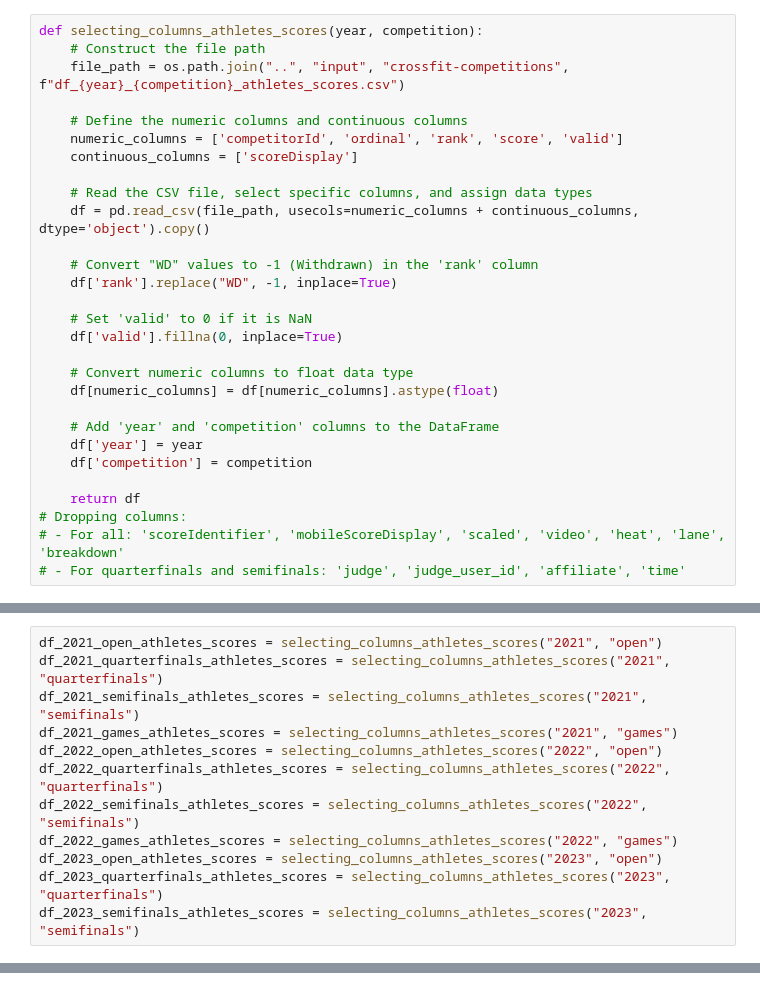
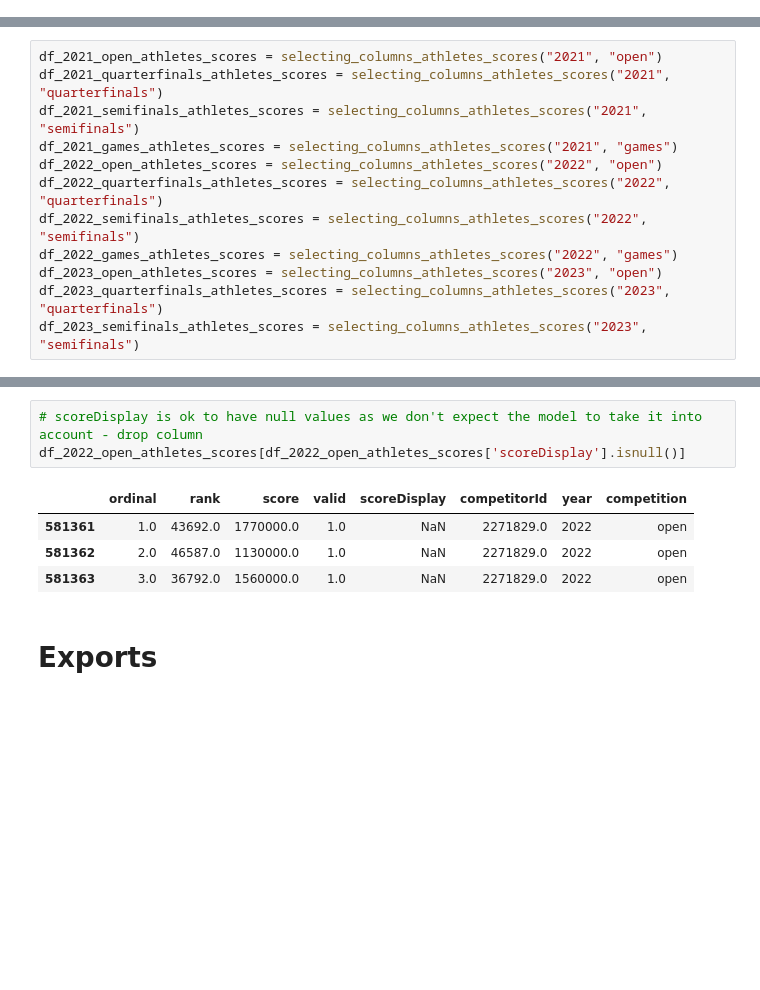
Before and after one commit to tgomesjuliana/ds-crossfit-games-competitions, a Jupyter notebook: data_cleaning.ipynb, the cells around one changed output, grey strips where cells are left out. Drawn from its saved outputs; the diff is of its cells as text; blank space fills up the shorter version.

```diff
--- a/data_cleaning.ipynb
+++ b/data_cleaning.ipynb
@@ -42,29 +67,0 @@ def selecting_columns_athletes_information(year, competition):
-# %%
-def selecting_columns_athletes_scores(year, competition):
-    # Construct the file path
-    file_path = os.path.join("..", "input", "crossfit-competitions", f"df_{year}_{competition}_athletes_scores.csv")
-
-    # Define the numeric columns and continuous columns
-    numeric_columns = ['competitorId', 'ordinal', 'rank', 'score', 'valid']
-    continuous_columns = ['scoreDisplay']
-
-    # Read the CSV file, select specific columns, and assign data types
-    df = pd.read_csv(file_path, usecols=numeric_columns + continuous_columns, dtype='object').copy()
-
-    # Convert "WD" values to -1 (Withdrawn) in the 'rank' column
-    df['rank'].replace("WD", -1, inplace=True)
-
-    # Set 'valid' to 0 if it is NaN
-    df['valid'].fillna(0, inplace=True)
-
-    # Convert numeric columns to float data type
-    df[numeric_columns] = df[numeric_columns].astype(float)
-
-    # Add 'year' and 'competition' columns to the DataFrame
-    df['year'] = year
-    df['competition'] = competition
-
-    return df
-# Dropping columns:
-# - For all: 'scoreIdentifier', 'mobileScoreDisplay', 'scaled', 'video', 'heat', 'lane', 'breakdown'
-# - For quarterfinals and semifinals: 'judge', 'judge_user_id', 'affiliate', 'time'
@@ -99,0 +224,10 @@ df_2023_semifinals_athletes_scores = selecting_columns_athletes_scores("2023", "
+# %%
+# scoreDisplay is ok to have null values as we don't expect the model to take it into account - drop column
+df_2022_open_athletes_scores[df_2022_open_athletes_scores['scoreDisplay'].isnull()]
+# %% [output]
+|  | ordinal | rank | score | valid | scoreDisplay | competitorId | year | competition |
+| 581361 | 1.0 | 43692.0 | 1770000.0 | 1.0 | NaN | 2271829.0 | 2022 | open |
+| 581362 | 2.0 | 46587.0 | 1130000.0 | 1.0 | NaN | 2271829.0 | 2022 | open |
+| 581363 | 3.0 | 36792.0 | 1560000.0 | 1.0 | NaN | 2271829.0 | 2022 | open |
+# %% [markdown]
+# Exports
```
Also changed, not shown: parts of 19 cells of this notebook.
